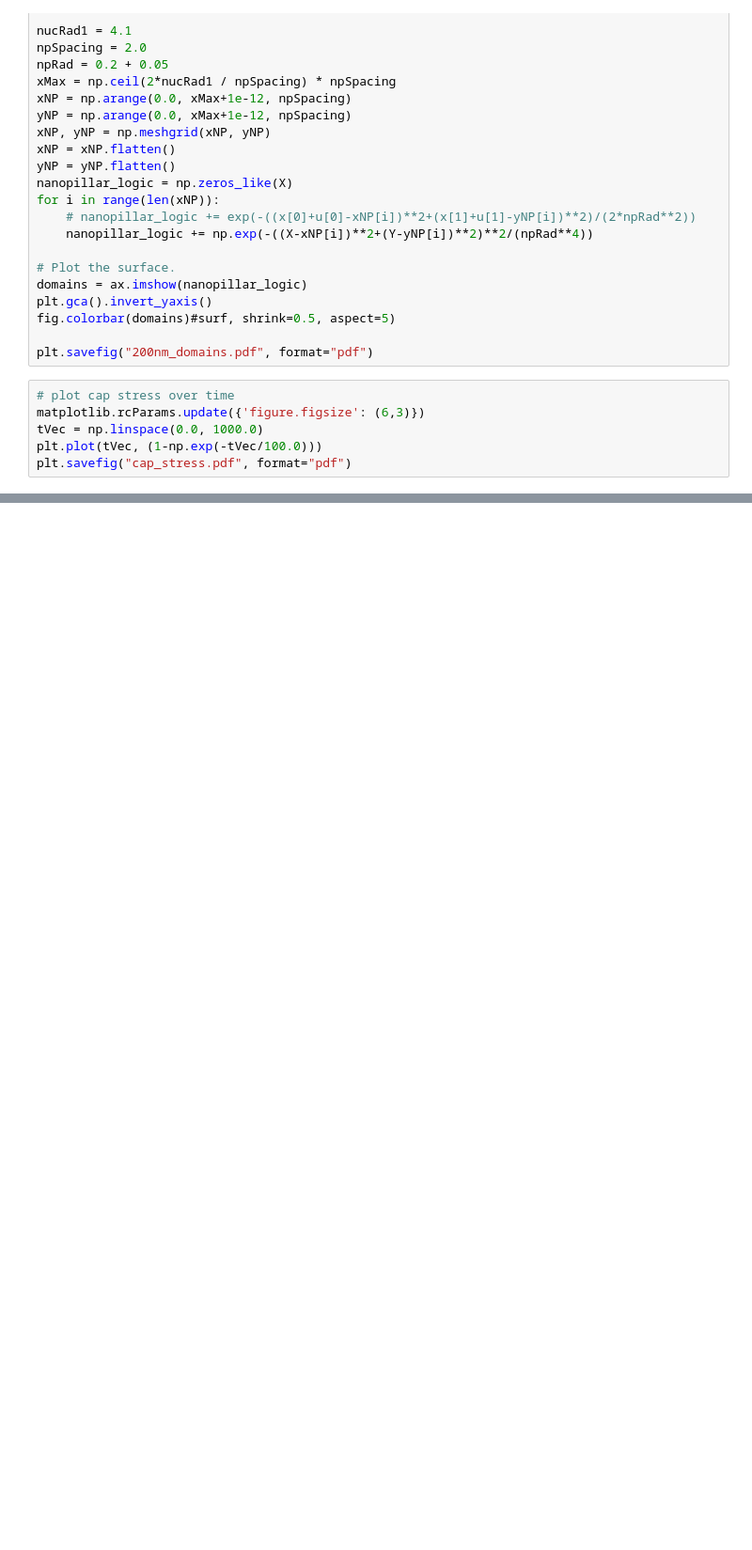
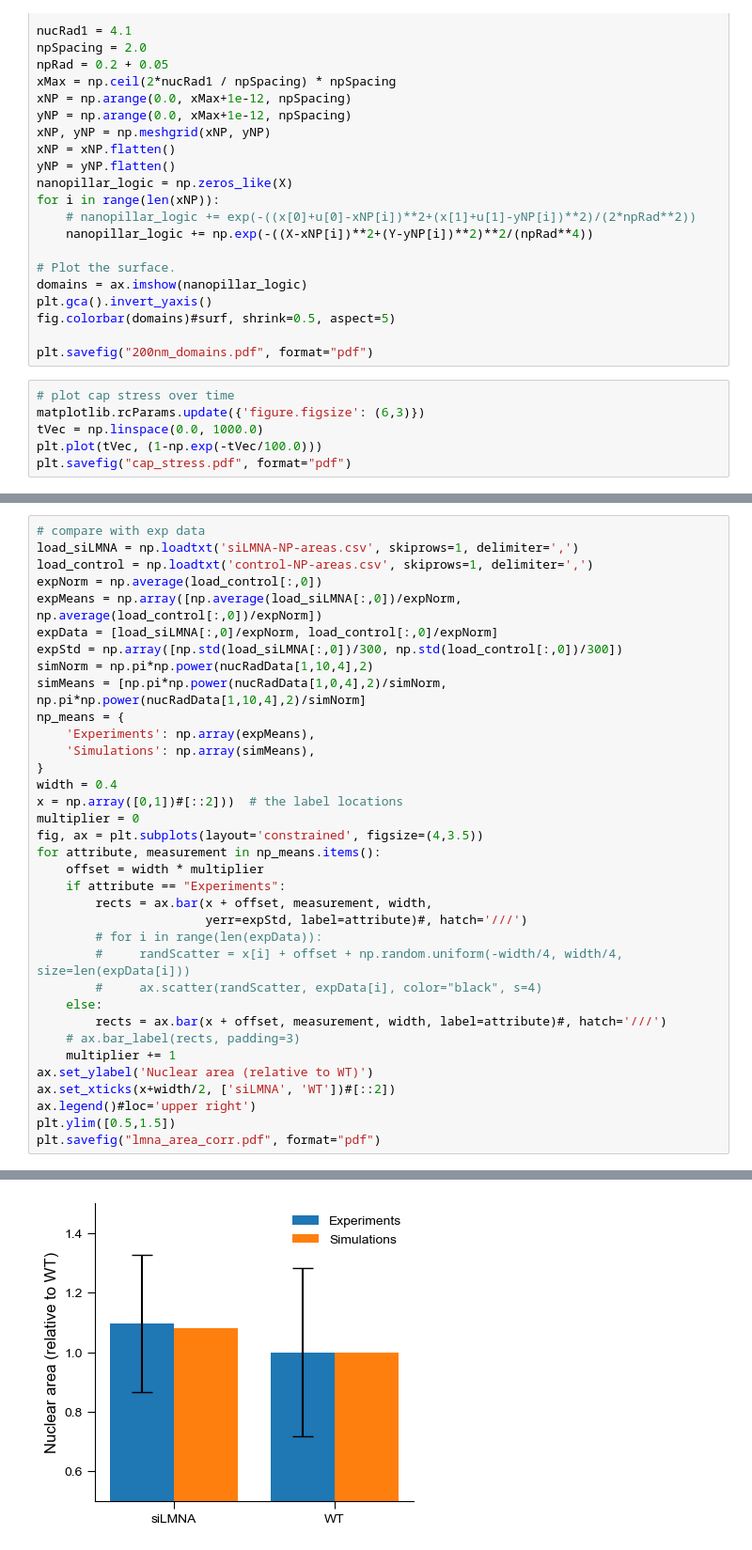
Before and after one commit to RangamaniLabUCSD/smart-mechanotransduction, a Jupyter notebook: plotting/mech_figs.ipynb, the cells around one changed output, grey strips where cells are left out. Shown at 94% size. Drawn from its saved outputs; the diff is of its cells as text; blank space fills up the shorter version.

```diff
--- a/plotting/mech_figs.ipynb
+++ b/plotting/mech_figs.ipynb
@@ -396,0 +670,36 @@ plt.savefig("cap_stress.pdf", format="pdf")
+# %%
+# compare with exp data
+load_siLMNA = np.loadtxt('siLMNA-NP-areas.csv', skiprows=1, delimiter=',')
+load_control = np.loadtxt('control-NP-areas.csv', skiprows=1, delimiter=',')
+expNorm = np.average(load_control[:,0])
+expMeans = np.array([np.average(load_siLMNA[:,0])/expNorm, np.average(load_control[:,0])/expNorm])
+expData = [load_siLMNA[:,0]/expNorm, load_control[:,0]/expNorm]
+expStd = np.array([np.std(load_siLMNA[:,0])/300, np.std(load_control[:,0])/300])
+simNorm = np.pi*np.power(nucRadData[1,10,4],2)
+simMeans = [np.pi*np.power(nucRadData[1,0,4],2)/simNorm, np.pi*np.power(nucRadData[1,10,4],2)/simNorm]
+np_means = {
+    'Experiments': np.array(expMeans),
+    'Simulations': np.array(simMeans),
+}
+width = 0.4
+x = np.array([0,1])#[::2]))  # the label locations
+multiplier = 0
+fig, ax = plt.subplots(layout='constrained', figsize=(4,3.5))
+for attribute, measurement in np_means.items():
+    offset = width * multiplier
+    if attribute == "Experiments":
+        rects = ax.bar(x + offset, measurement, width,
+                       yerr=expStd, label=attribute)#, hatch='///')
+        # for i in range(len(expData)):
+        #     randScatter = x[i] + offset + np.random.uniform(-width/4, width/4, size=len(expData[i]))
+        #     ax.scatter(randScatter, expData[i], color="black", s=4)
+    else:
+        rects = ax.bar(x + offset, measurement, width, label=attribute)#, hatch='///')
+    # ax.bar_label(rects, padding=3)
+    multiplier += 1
+ax.set_ylabel('Nuclear area (relative to WT)')
+ax.set_xticks(x+width/2, ['siLMNA', 'WT'])#[::2])
+ax.legend()#loc='upper right')
+plt.ylim([0.5,1.5])
+plt.savefig("lmna_area_corr.pdf", format="pdf")
+# %% [output]
@@ -396,0 +723 @@ plt.savefig("cap_stress.pdf", format="pdf")
+[figure, added]
```
Also changed, not shown: parts of 16 cells of this notebook, 13 other files.
